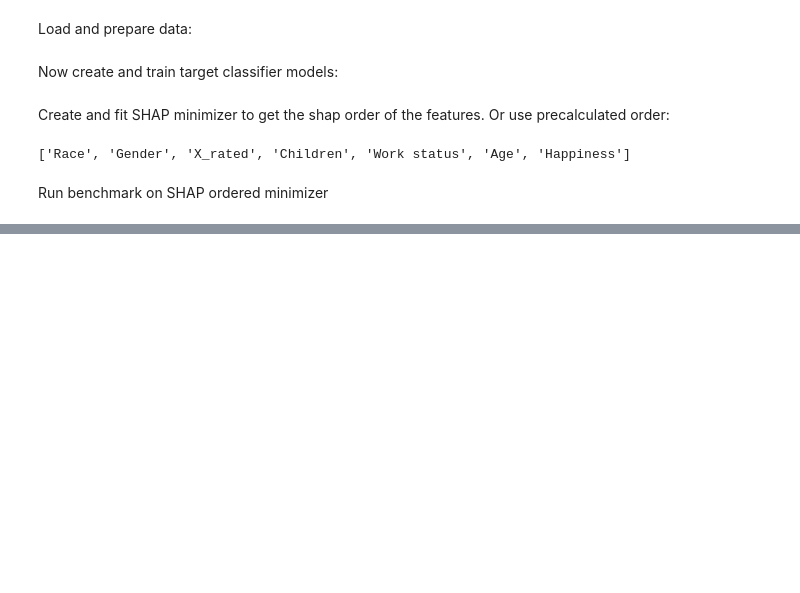
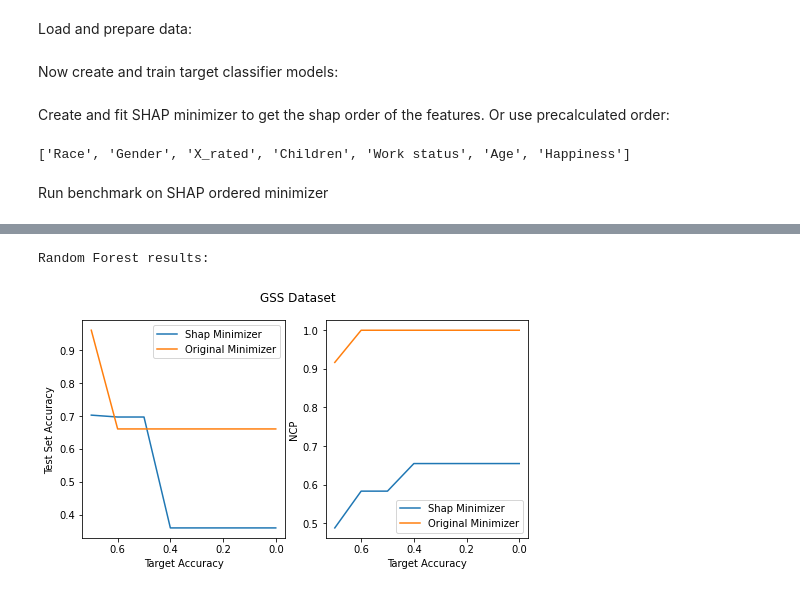
Before and after one commit to IBM/ai-privacy-toolkit, a Jupyter notebook: comparison.ipynb, the cells around one changed output, grey strips where cells are left out. Saved outputs shown, nothing was run; the diff lists cells and outputs as text; code cells hidden in the pictures; blank space fills up the shorter version.

Commit message:
general cleaning and experiment run
* Run experiment on np.arange(0, .8, 0.1). The original minimizer seems not to work past 0.8 target accuracy (or takes tooo long).

```diff
--- a/comparison.ipynb
+++ b/comparison.ipynb
@@ -107,0 +113,12 @@ print(res3)
+# %%
+sliced_shap_benchmark_result = {}
+for model in shap_benchmark_result:
+    sliced_shap_benchmark_result[model] = shap_benchmark_result[model][:8]
+plotter = Plotter(results={"Shap Minimizer": sliced_shap_benchmark_result, "Original Minimizer": single_dt_benchmark_result}, target_accuracies=target_accuracies, dataset="GSS")
+for model in target_models:
+    print(f"{model} results:")
+    plotter.plot(model)
+# print(single_dt_benchmark_result)
+# %% [output]
+Random Forest results:
+[figure, added]
```
Also changed, not shown: parts of 4 cells of this notebook, 1 other file.
